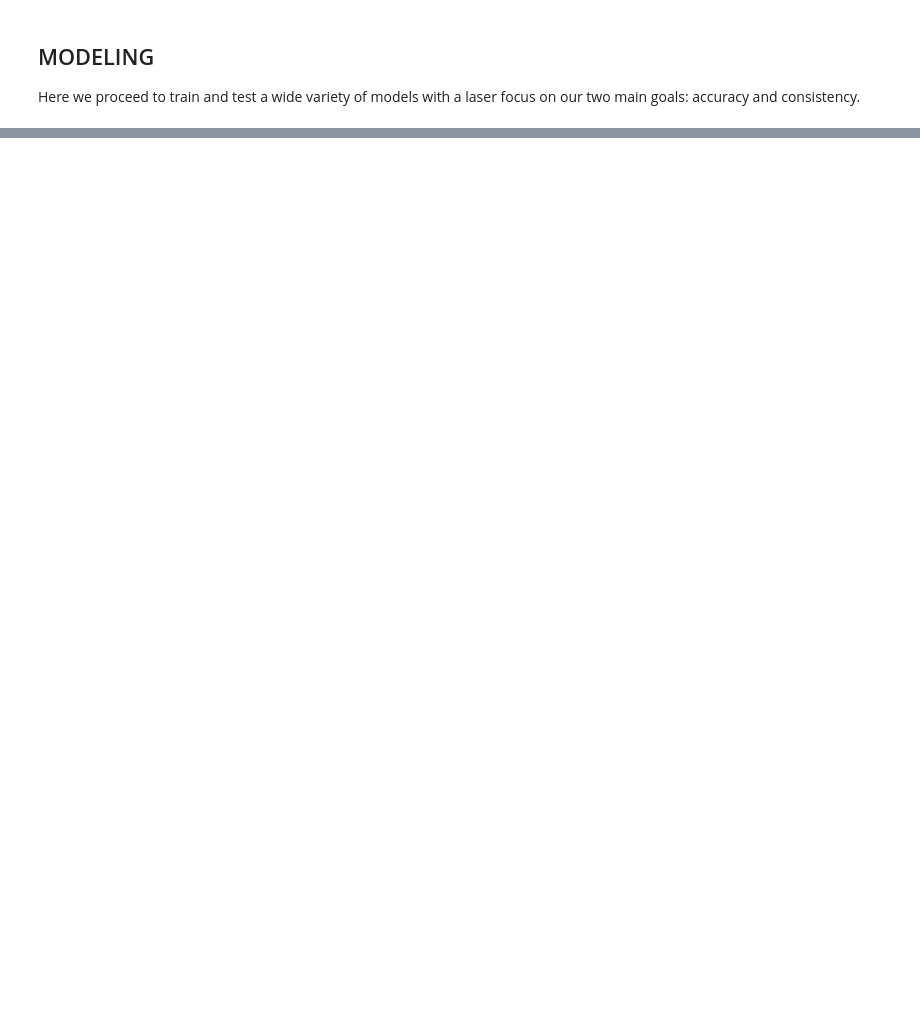
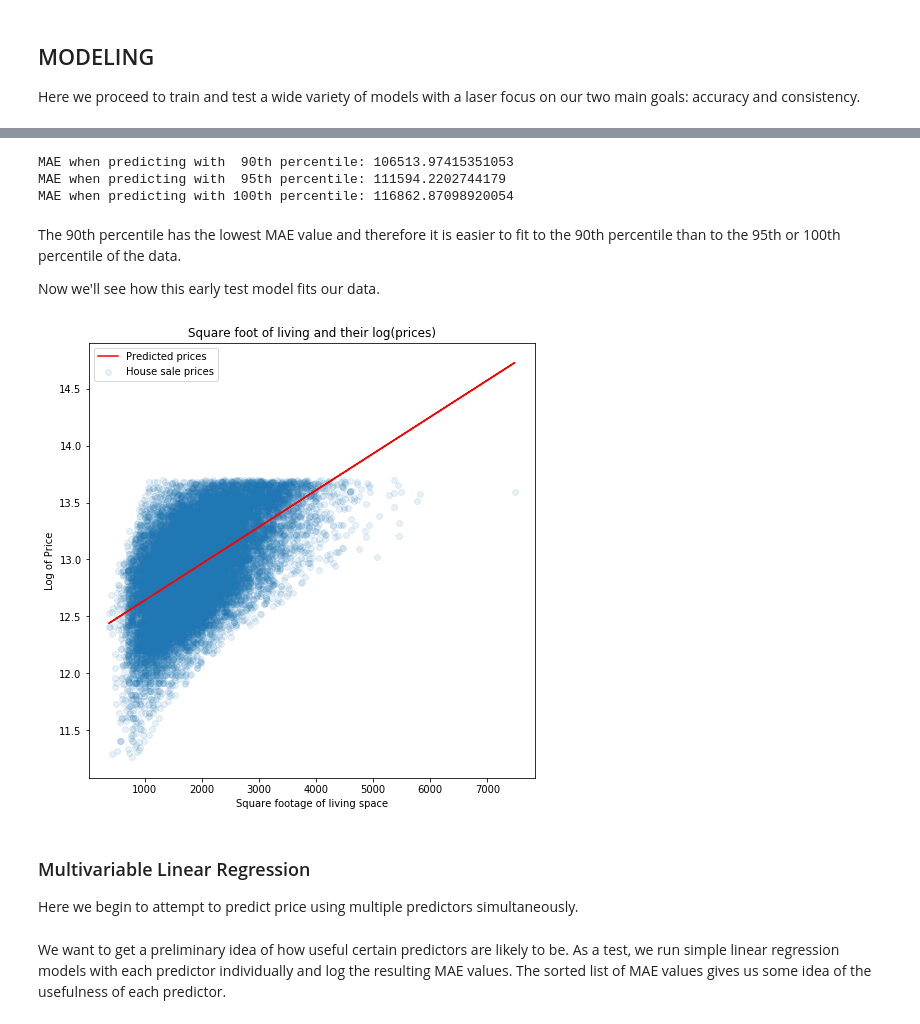
Before and after one commit to AlecMorgan/Housing-Price-Predictor, a Jupyter notebook: student.ipynb, the cells around one changed output, grey strips where cells are left out. Cells and saved outputs as stored; diff of their text form; code cells hidden in the pictures; blank space fills up the shorter version.

```diff
--- a/student.ipynb
+++ b/student.ipynb
@@ -397,0 +338,37 @@ for train_index, test_index in kf.split(X):
+# %%
+sqft_living_mae_90 = test_median_err(x_90, y_90.reshape(-1,1))
+sqft_living_mae_95 = test_median_err(x_95.reshape(-1,1), y_95.reshape(-1,1))
+sqft_living_mae_100 = test_median_err(x_100.reshape(-1,1), y_100.reshape(-1,1))
+
+print('MAE when predicting with  90th percentile:', sqft_living_mae_90)
+print('MAE when predicting with  95th percentile:', sqft_living_mae_95)
+print('MAE when predicting with 100th percentile:', sqft_living_mae_100)
+# %% [output]
+MAE when predicting with  90th percentile: 106513.97415351053
+MAE when predicting with  95th percentile: 111594.2202744179
+MAE when predicting with 100th percentile: 116862.87098920054
+# %% [markdown]
+The 90th percentile has the lowest MAE value and therefore it is easier to fit to the 90th percentile than to the 95th or 100th percentile of the data.
+
+Now we'll see how this early test model fits our data.
+# %%
+x_90 = house_data_90['sqft_living']
+y_90 = house_data_90['log_price']
+formula = 'y_90~x_90'
+model = ols(formula=formula, data=house_data_90).fit()
+y_hat_90 = model.predict()
+
+plt.figure(figsize=(8,8))
+plt.scatter(x_90,y_90, label='House sale prices', alpha = 0.1)
+plt.plot(x_90, y_hat_90, color='red', label='Predicted prices')
+plt.title('Square foot of living and their log(prices)')
+plt.legend()
+plt.xlabel('Square footage of living space')
+plt.ylabel('Log of Price')
+plt.show()
+# %% [output]
+[figure, added]
+# %% [markdown]
+### Multivariable Linear Regression
+
+Here we begin to attempt to predict price using multiple predictors simultaneously.
@@ -397,0 +382,2 @@ for train_index, test_index in kf.split(X):
+# %% [markdown]
+We want to get a preliminary idea of how useful certain predictors are likely to be. As a test, we run simple linear regression models with each predictor individually and log the resulting MAE values. The sorted list of MAE values gives us some idea of the usefulness of each predictor.
```
Also changed, not shown: parts of 98 cells of this notebook, 4 other files.
